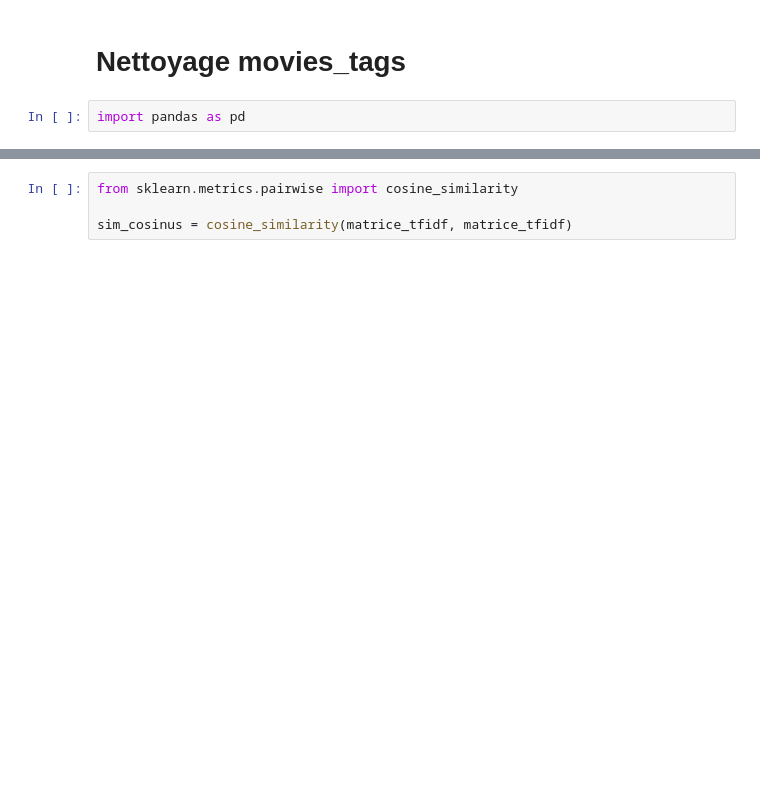
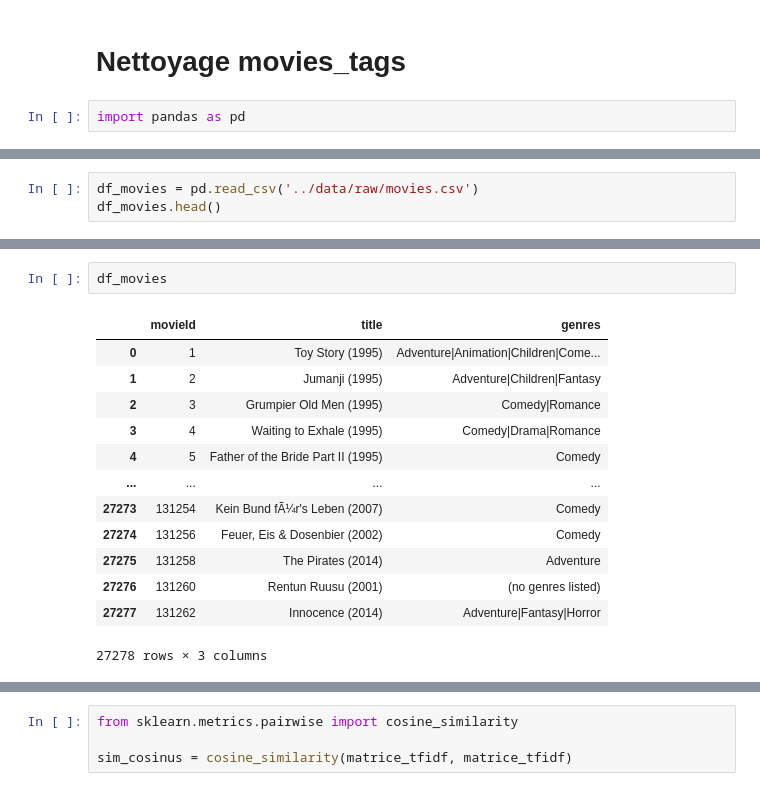
Before and after one commit to aurogail/Movie_Reco, a Jupyter notebook: notebooks/clean_movies_tags.ipynb, the cells around one changed output, grey strips where cells are left out. Saved outputs shown, nothing was run; the diff lists cells and outputs as text; blank space fills up the shorter version.

```diff
--- a/notebooks/clean_movies_tags.ipynb
+++ b/notebooks/clean_movies_tags.ipynb
@@ -4,0 +17,3 @@ import pandas as pd
+# %%
+df_movies = pd.read_csv('../data/raw/movies.csv')
+df_movies.head()
@@ -5 +27,17 @@ import pandas as pd
+# %%
+df_movies
+# %% [output]
+|  | movieId | title | genres |
+| 0 | 1 | Toy Story (1995) | Adventure|Animation|Children|Come... |
+| 1 | 2 | Jumanji (1995) | Adventure|Children|Fantasy |
+| 2 | 3 | Grumpier Old Men (1995) | Comedy|Romance |
+| 3 | 4 | Waiting to Exhale (1995) | Comedy|Drama|Romance |
+| 4 | 5 | Father of the Bride Part II (1995) | Comedy |
+| ... | ... | ... | ... |
+| 27273 | 131254 | Kein Bund fÃ¼r's Leben (2007) | Comedy |
+| 27274 | 131256 | Feuer, Eis & Dosenbier (2002) | Comedy |
+| 27275 | 131258 | The Pirates (2014) | Adventure |
+| 27276 | 131260 | Rentun Ruusu (2001) | (no genres listed) |
+| 27277 | 131262 | Innocence (2014) | Adventure|Fantasy|Horror |
+27278 rows × 3 columns
 # %%
```
Also changed, not shown: parts of 26 cells of this notebook, 10 other files.
